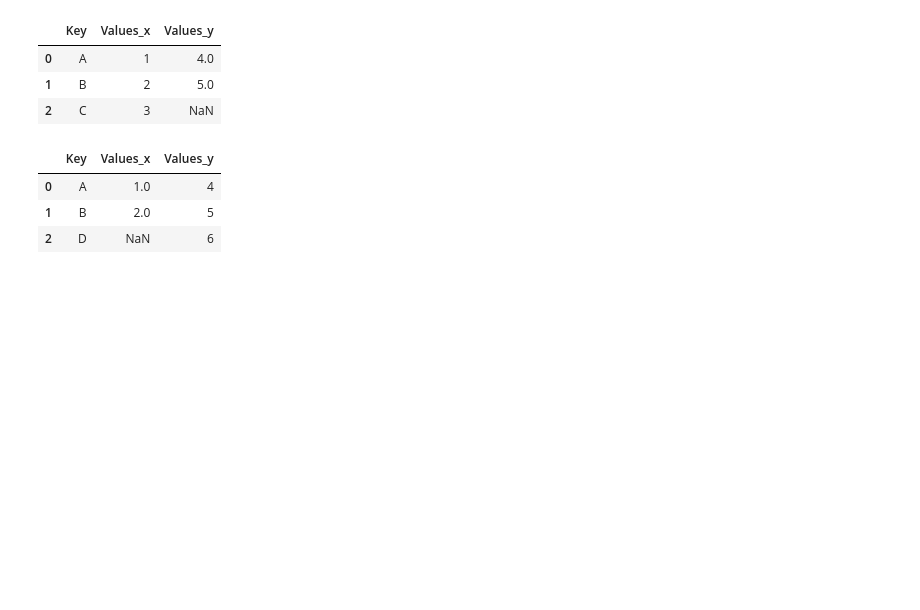
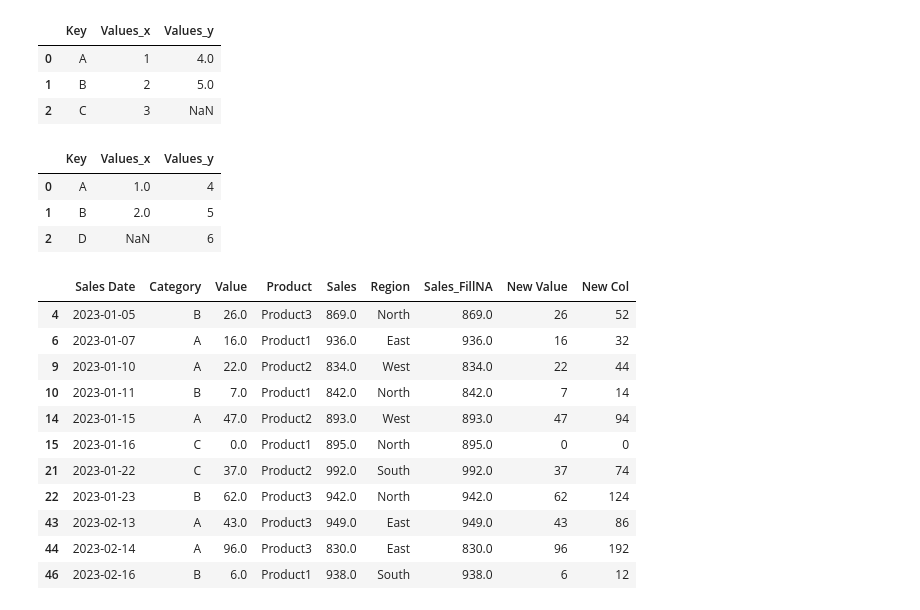
Before and after one commit to Sumit-Avasthi/Data-Analysis-with-python, a Jupyter notebook: data_analysis.ipynb, the cells around one changed output. Cells and saved outputs as stored; diff of their text form; code cells hidden in the pictures; blank space fills up the shorter version.

Commit message:
Data Filtering

```diff
--- a/data_analysis.ipynb
+++ b/data_analysis.ipynb
@@ -269,3 +269,19 @@ pd.merge(df1,df2,on="Key",how="right")
 | 0 | A | 1.0 | 4 |
 | 1 | B | 2.0 | 5 |
 | 2 | D | NaN | 6 |
+# %%
+## To filter the data
+df[df['Sales'] > 800]
+# %% [output]
+|  | Sales Date | Category | Value | Product | Sales | Region | Sales_FillNA | New Value | New Col |
+| 4 | 2023-01-05 | B | 26.0 | Product3 | 869.0 | North | 869.0 | 26 | 52 |
+| 6 | 2023-01-07 | A | 16.0 | Product1 | 936.0 | East | 936.0 | 16 | 32 |
+| 9 | 2023-01-10 | A | 22.0 | Product2 | 834.0 | West | 834.0 | 22 | 44 |
+| 10 | 2023-01-11 | B | 7.0 | Product1 | 842.0 | North | 842.0 | 7 | 14 |
+| 14 | 2023-01-15 | A | 47.0 | Product2 | 893.0 | West | 893.0 | 47 | 94 |
+| 15 | 2023-01-16 | C | 0.0 | Product1 | 895.0 | North | 895.0 | 0 | 0 |
+| 21 | 2023-01-22 | C | 37.0 | Product2 | 992.0 | South | 992.0 | 37 | 74 |
+| 22 | 2023-01-23 | B | 62.0 | Product3 | 942.0 | North | 942.0 | 62 | 124 |
+| 43 | 2023-02-13 | A | 43.0 | Product3 | 949.0 | East | 949.0 | 43 | 86 |
+| 44 | 2023-02-14 | A | 96.0 | Product3 | 830.0 | East | 830.0 | 96 | 192 |
+| 46 | 2023-02-16 | B | 6.0 | Product1 | 938.0 | South | 938.0 | 6 | 12 |
```
